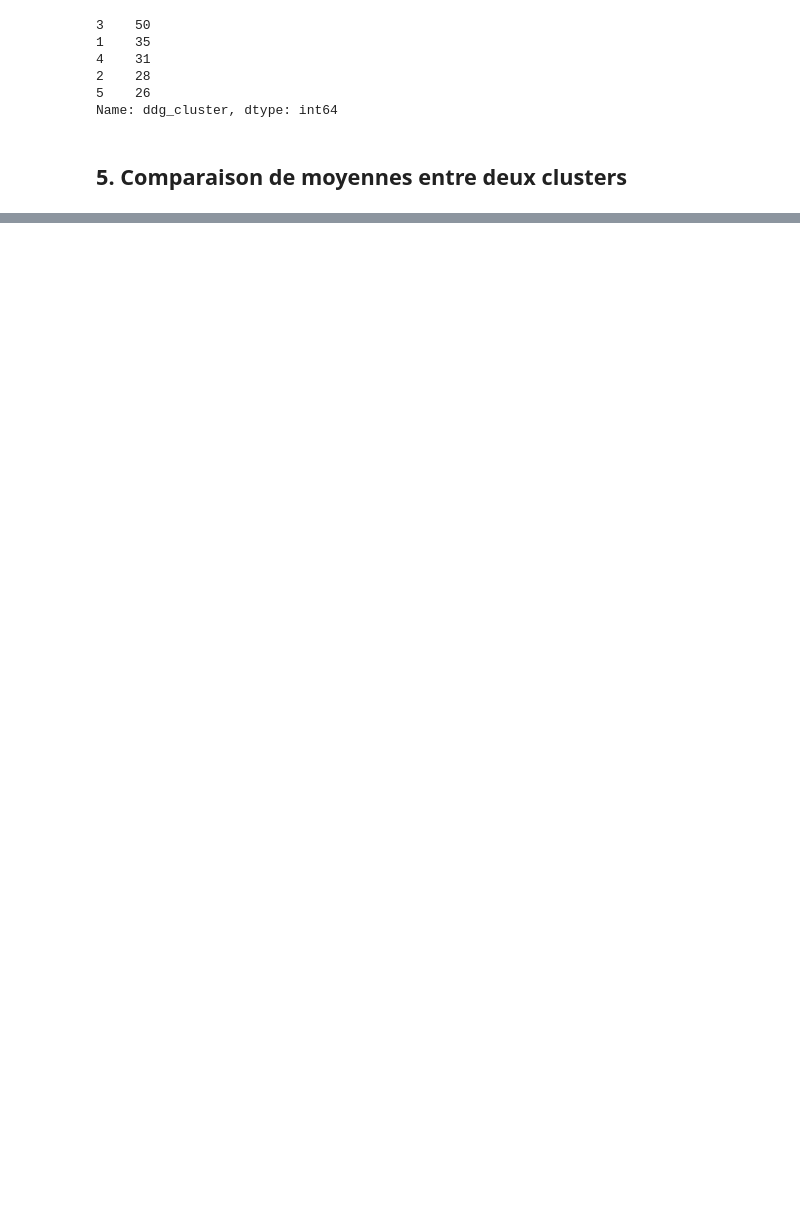
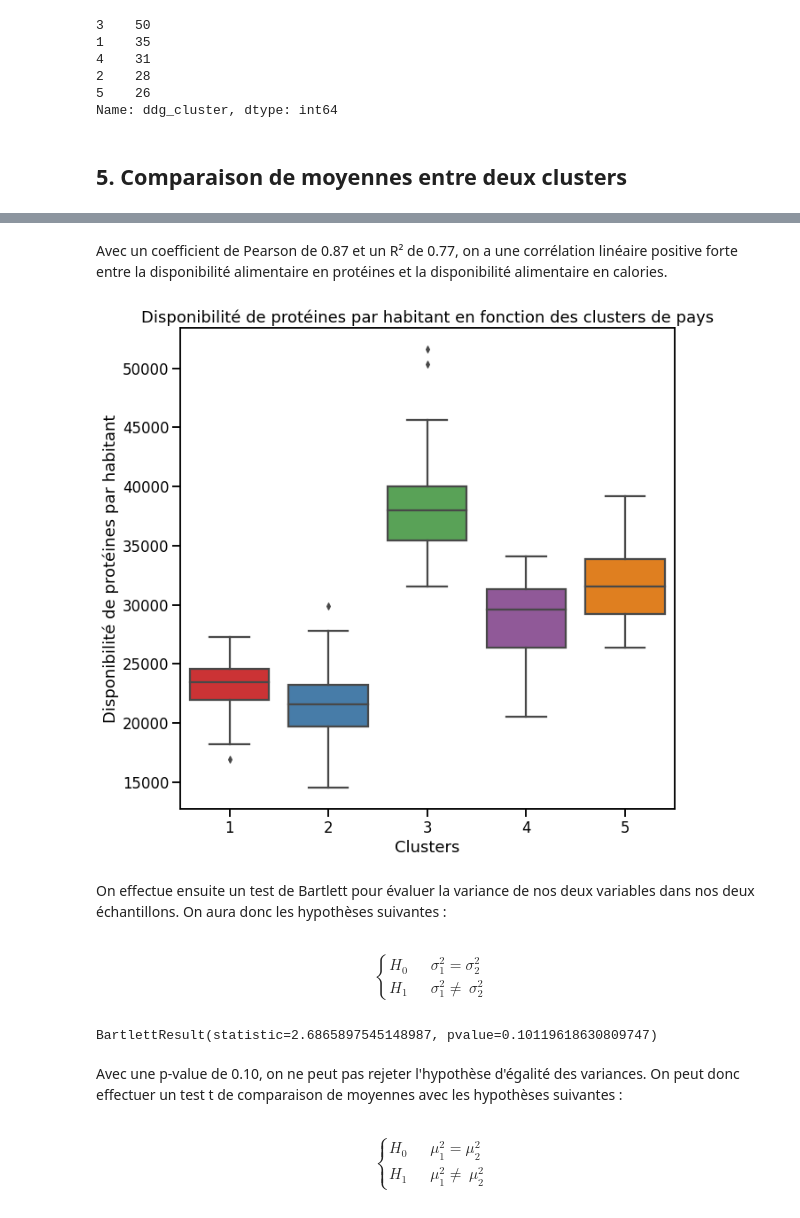
Before and after one commit to Sylvariane/etude_marche, a Jupyter notebook: P5_02_code.ipynb, the cells around one changed output, grey strips where cells are left out. Saved outputs shown, nothing was run; the diff lists cells and outputs as text; code cells hidden in the pictures; blank space fills up the shorter version.

```diff
--- a/P5_02_code.ipynb
+++ b/P5_02_code.ipynb
@@ -478,0 +639,32 @@ Name: ddg_cluster, dtype: int64
+# %% [markdown]
+Avec un coefficient de Pearson de 0.87 et un R² de 0.77, on a une corrélation linéaire positive forte entre la disponibilité alimentaire en protéines et la disponibilité alimentaire en calories.
+# %%
+plt.figure(figsize=(10,10))
+
+_ = sns.boxplot(x='ddg_cluster', y='dispo_prot_hab', data=df)
+_ = plt.xlabel('Clusters')
+_ = plt.ylabel('Disponibilité de protéines par habitant')
+_ = plt.title('Disponibilité de protéines par habitant en fonction des clusters de pays')
+_ = plt.show()
+# %% [output]
+[figure, added]
+# %% [markdown]
+On effectue ensuite un test de Bartlett pour évaluer la variance de nos deux variables dans nos deux échantillons. On aura donc les hypothèses suivantes :
+# %% [markdown]
+  \begin{cases}
+    H_0      & \quad \sigma^2_1 = \sigma^2_2\\
+    H_1      & \quad \sigma^2_1 \neq\ \sigma^2_2
+  \end{cases}
+# %%
+clust1 = df[df["ddg_cluster"]==1]["dispo_prot_hab"]
+clust2 = df[df["ddg_cluster"]==2]["dispo_prot_hab"]
+st.stats.bartlett(clust1,clust2)
+# %% [output]
+BartlettResult(statistic=2.6865897545148987, pvalue=0.10119618630809747)
+# %% [markdown]
+Avec une p-value de 0.10, on ne peut pas rejeter l'hypothèse d'égalité des variances. On peut donc effectuer un test t de comparaison de moyennes avec les hypothèses suivantes :
+# %% [markdown]
+  \begin{cases}
+    H_0      & \quad \mu^2_1 = \mu^2_2\\
+    H_1      & \quad \mu^2_1 \neq\ \mu^2_2
+  \end{cases}
```
Also changed, not shown: parts of 51 cells of this notebook.
